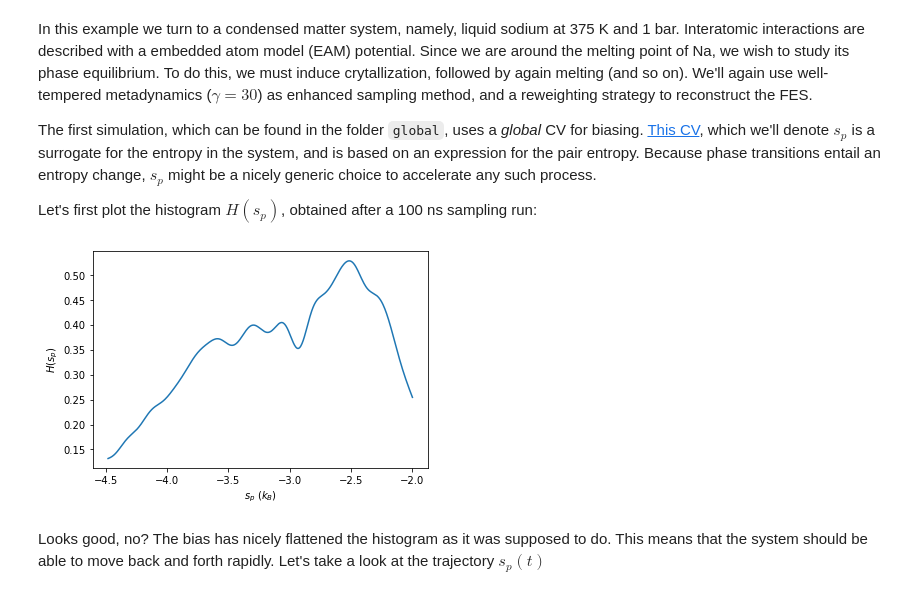
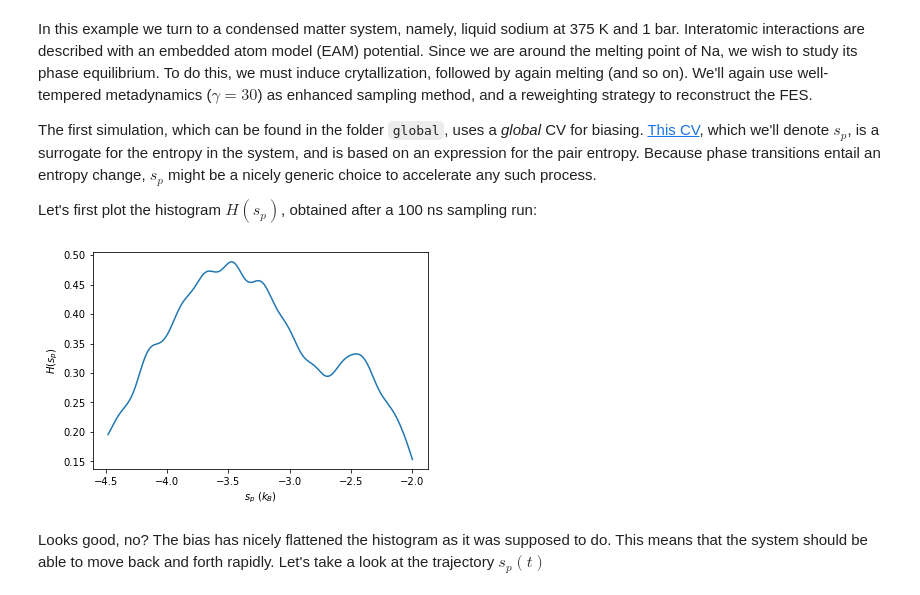
Before and after one commit to kbal/winterschool2021, a Jupyter notebook: example3/analysis.ipynb, the cells around one changed output. Drawn from its saved outputs; the diff is of its cells as text; code cells hidden in the pictures.

```diff
--- a/example3/analysis.ipynb
+++ b/example3/analysis.ipynb
@@ -1,21 +1,21 @@
 # %% [markdown]
-In this example we turn to a condensed matter system, namely, liquid sodium at 375 K and 1 bar. Interatomic interactions are described with a embedded atom model (EAM) potential. Since we are around the melting point of Na, we wish to study its phase equilibrium. To do this, we must induce crytallization, followed by again melting (and so on). We'll again use well-tempered metadynamics ($\gamma = 30$) as enhanced sampling method, and a reweighting strategy to reconstruct the FES.
+In this example we turn to a condensed matter system, namely, liquid sodium at 375 K and 1 bar. Interatomic interactions are described with an embedded atom model (EAM) potential. Since we are around the melting point of Na, we wish to study its phase equilibrium. To do this, we must induce crytallization, followed by again melting (and so on). We'll again use well-tempered metadynamics ($\gamma = 30$) as enhanced sampling method, and a reweighting strategy to reconstruct the FES.
 
-The first simulation, which can be found in the folder <code>global</code>, uses a *global* CV for biasing. [This CV](https://doi.org/10.1103/PhysRevLett.119.015701), which we'll denote $s_p$ is a surrogate for the entropy in the system, and is based on an expression for the pair entropy. Because phase transitions entail an entropy change, $s_p$ might be a nicely generic choice to accelerate any such process.
+The first simulation, which can be found in the folder <code>global</code>, uses a *global* CV for biasing. [This CV](https://doi.org/10.1103/PhysRevLett.119.015701), which we'll denote $s_p$, is a surrogate for the entropy in the system, and is based on an expression for the pair entropy. Because phase transitions entail an entropy change, $s_p$ might be a nicely generic choice to accelerate any such process.
 
 Let's first plot the histogram $H(s_p)$, obtained after a 100 ns sampling run:
 # %%
 import numpy as np
 import matplotlib.pyplot as plt
 
-sp = np.loadtxt('global/histoss', skiprows=10, usecols=0)
-H_sp = np.loadtxt('global/histoss', skiprows=10, usecols=1)
+sp = np.loadtxt('global/histosp', skiprows=10, usecols=0)
+H_sp = np.loadtxt('global/histosp', skiprows=10, usecols=1)
 plt.plot(sp,H_sp)
 plt.xlabel("$s_p$ ($k_B$)")
 plt.ylabel("$H(s_p)$")
 plt.show()
 # %% [output]
-[figure, old version]
+[figure, new version]
 # %% [markdown]
 Looks good, no? The bias has nicely flattened the histogram as it was supposed to do. This means that the system should be able to move back and forth rapidly. Let's take a look at the trajectory $s_p(t)$
 # %%
```
Also changed, not shown: parts of 5 cells of this notebook.
